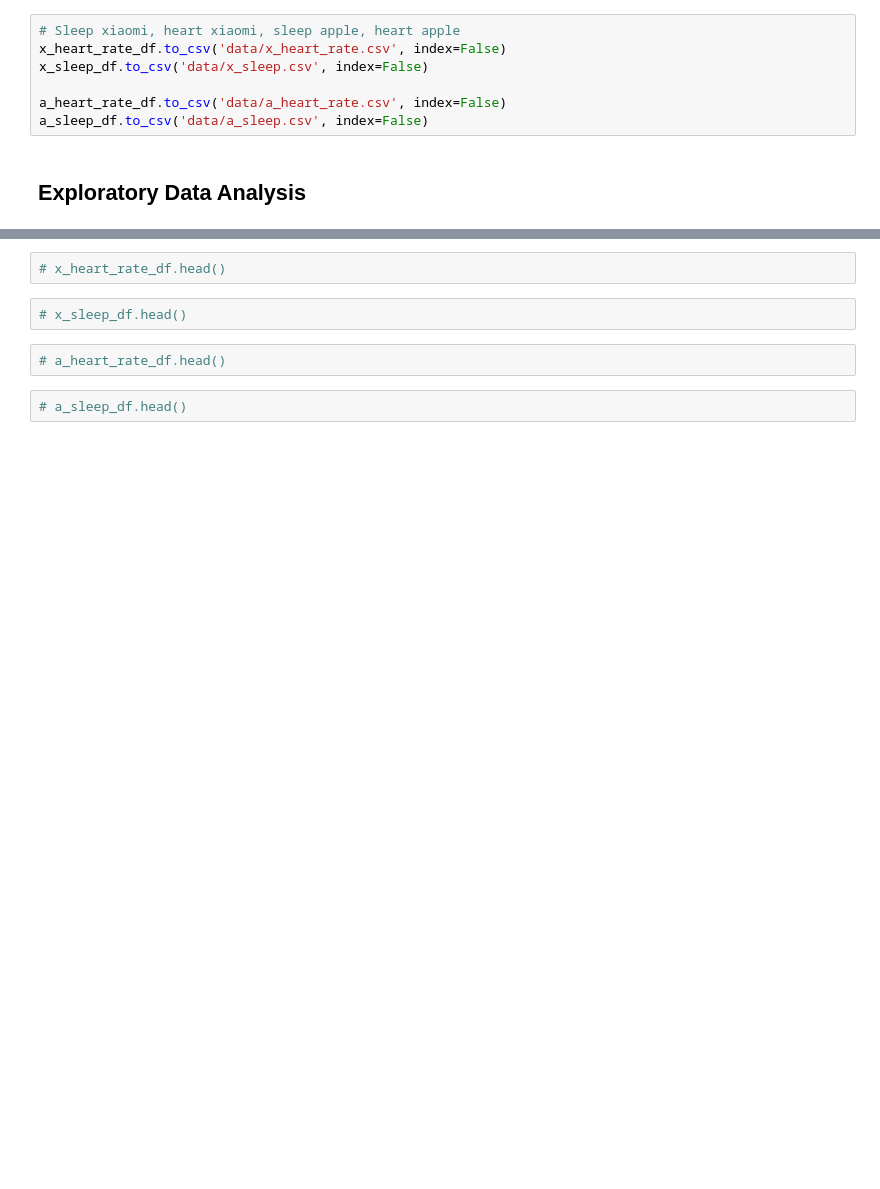
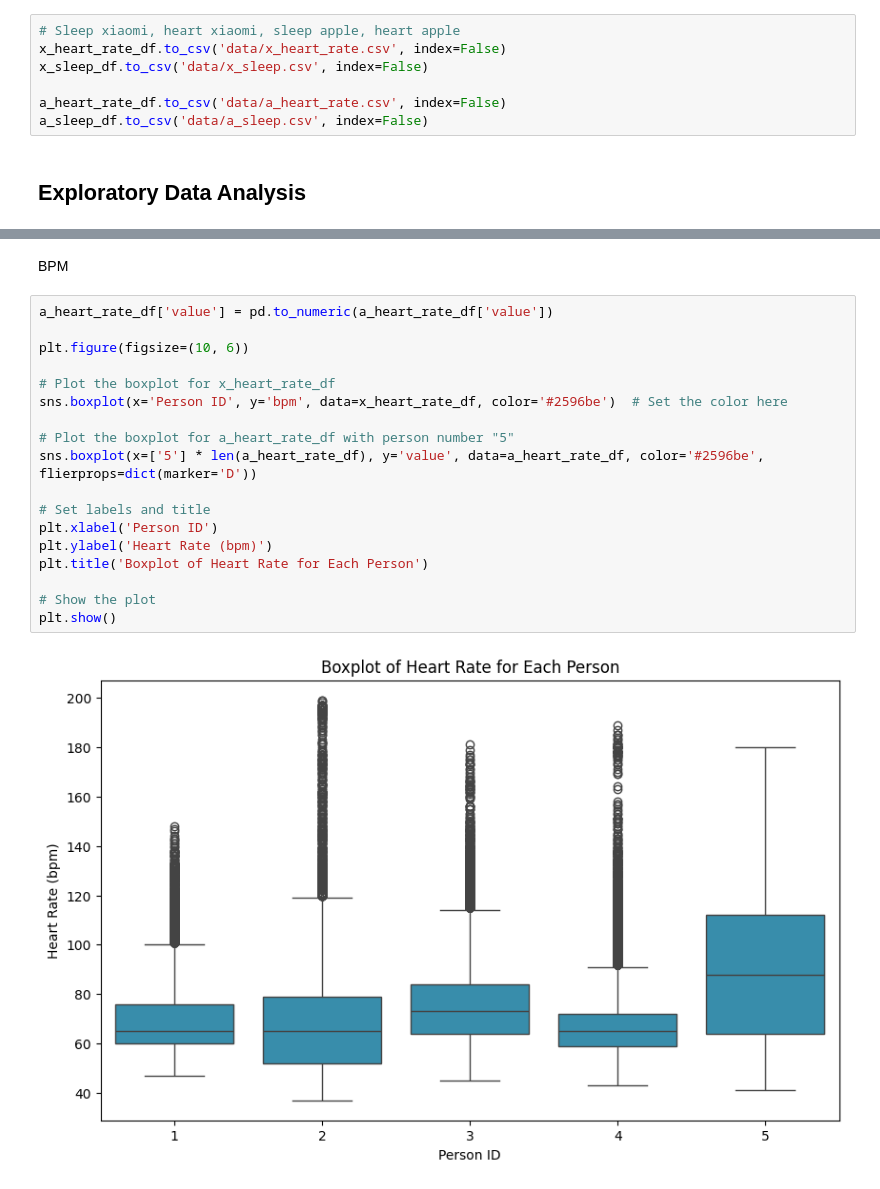
Before and after one commit to RomanNekrasov/smartwake-heart-rate-study, a Jupyter notebook: EDA.ipynb, the cells around one changed output, grey strips where cells are left out. Drawn from its saved outputs; the diff is of its cells as text; blank space fills up the shorter version.

```diff
--- a/EDA.ipynb
+++ b/EDA.ipynb
@@ -189,8 +187,22 @@ Hier simpel houden, bij analysis meer diepgang:
-# %%
-# x_heart_rate_df.head()
-# %%
-# x_sleep_df.head()
-# %%
-# a_heart_rate_df.head()
-# %%
-# a_sleep_df.head()
+# %% [markdown]
+BPM
+# %%
+a_heart_rate_df['value'] = pd.to_numeric(a_heart_rate_df['value'])
+
+plt.figure(figsize=(10, 6))
+
+# Plot the boxplot for x_heart_rate_df
+sns.boxplot(x='Person ID', y='bpm', data=x_heart_rate_df, color='#2596be')  # Set the color here
+
+# Plot the boxplot for a_heart_rate_df with person number "5"
+sns.boxplot(x=['5'] * len(a_heart_rate_df), y='value', data=a_heart_rate_df, color='#2596be', flierprops=dict(marker='D'))
+
+# Set labels and title
+plt.xlabel('Person ID')
+plt.ylabel('Heart Rate (bpm)')
+plt.title('Boxplot of Heart Rate for Each Person')
+
+# Show the plot
+plt.show()
+# %% [output]
+[figure, added]
```
Also changed, not shown: parts of 14 cells of this notebook.
